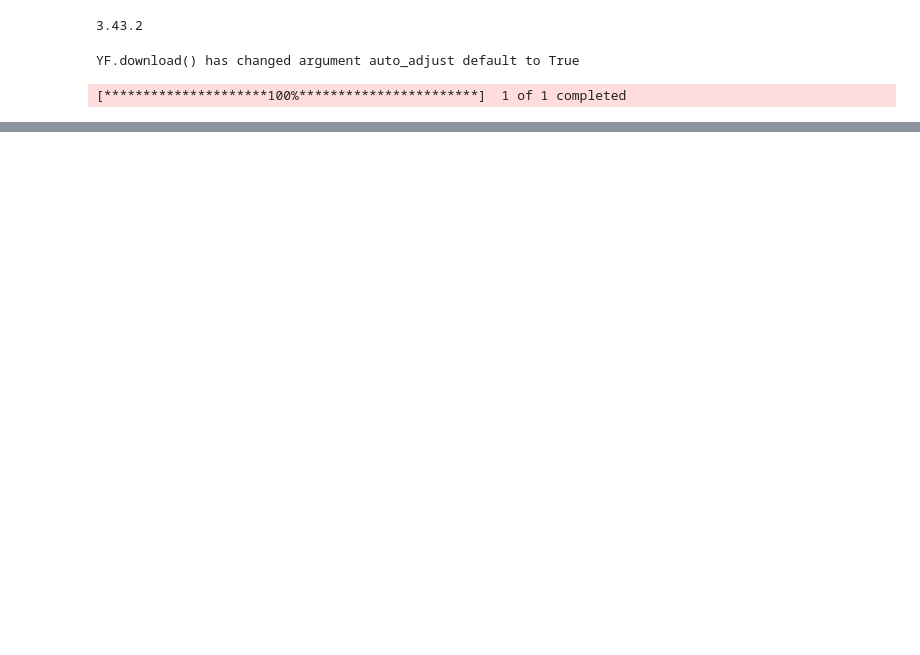
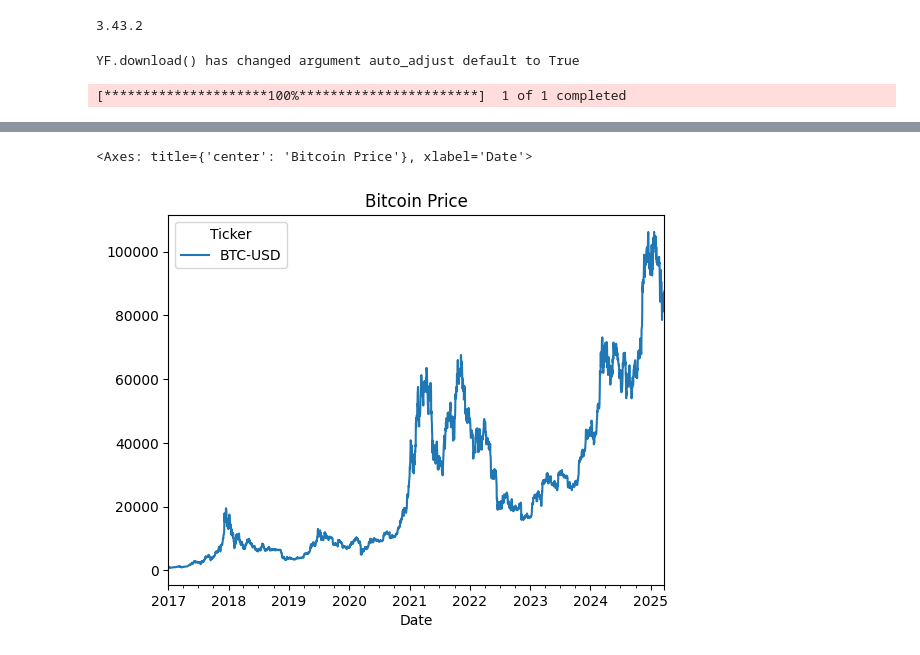
Before and after one commit to luizka00/bitcoin_data, a Jupyter notebook: Untitled.ipynb, the cells around one changed output, grey strips where cells are left out. Drawn from its saved outputs; the diff is of its cells as text; code cells hidden in the pictures; blank space fills up the shorter version.

```diff
--- a/Untitled.ipynb
+++ b/Untitled.ipynb
@@ -32,0 +66,5 @@ Date
+# %%
+btc_data['Close'].plot(title = "Bitcoin Price")
+# %% [output]
+<Axes: title={'center': 'Bitcoin Price'}, xlabel='Date'>
+[figure, added]
```
Also changed, not shown: parts of 9 cells of this notebook, 1 other file.
